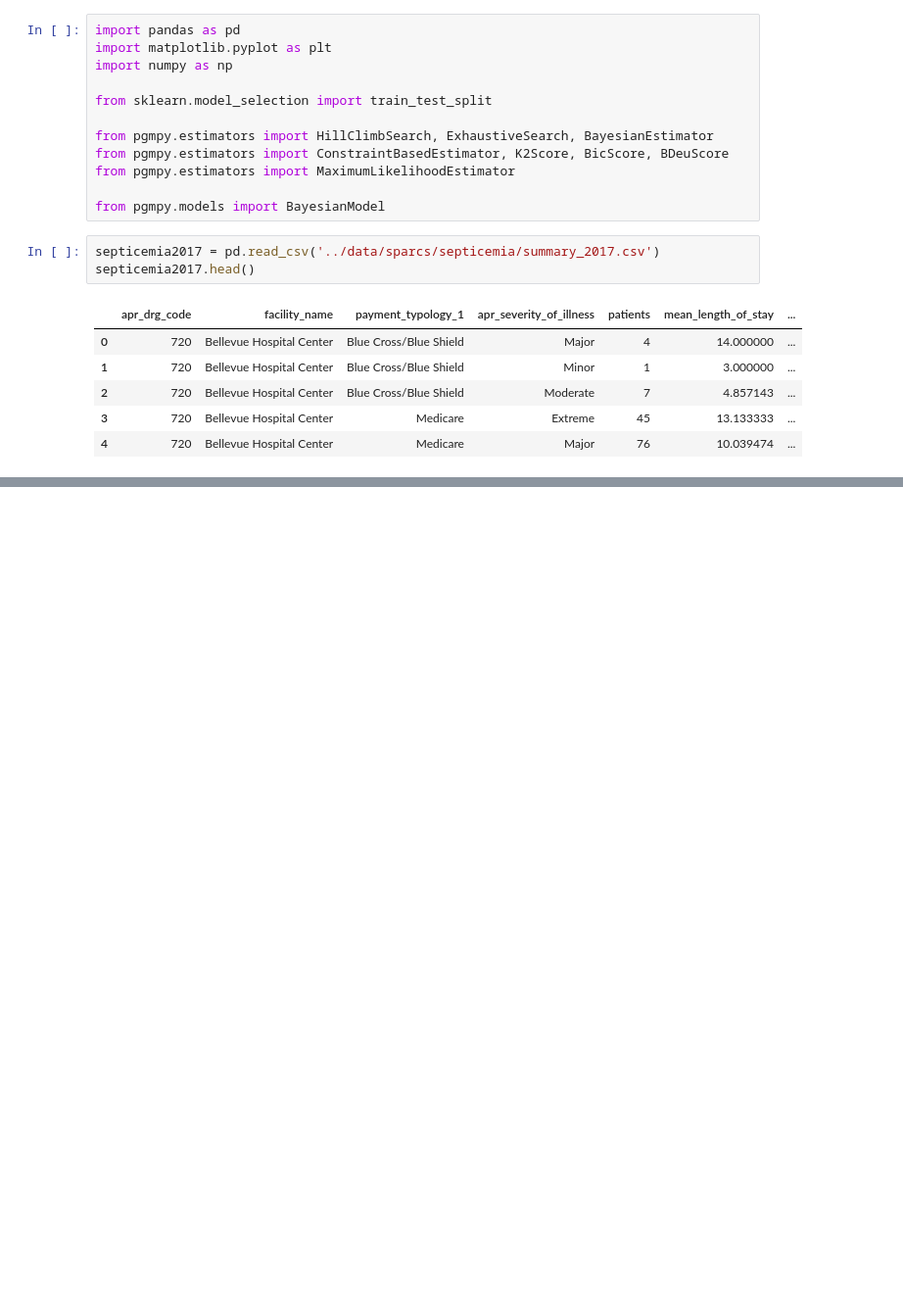
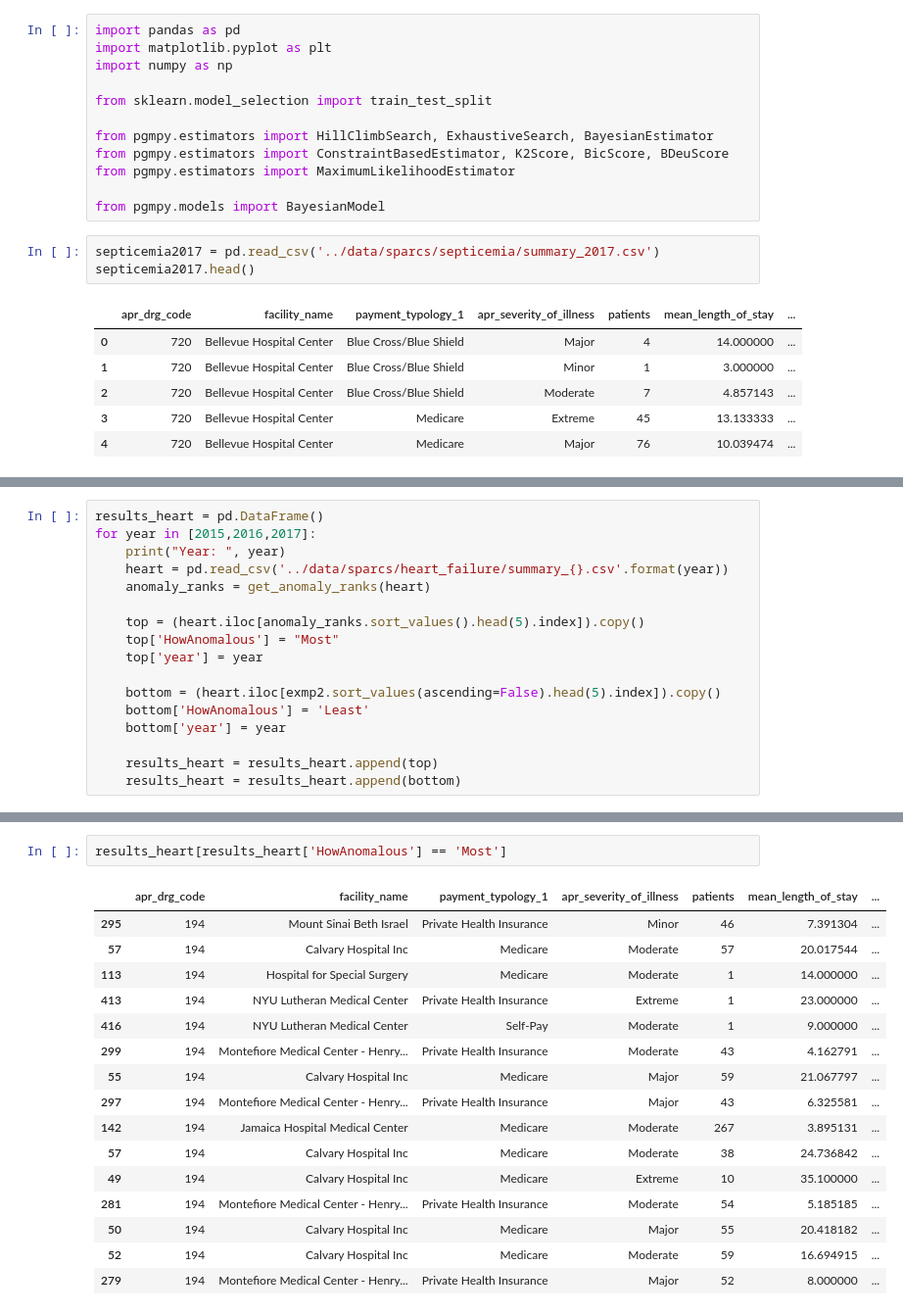
Before and after one commit to westerleyy/medicareinNYC, a Jupyter notebook: analytics/bayes_net_analysis.ipynb, the cells around one changed output, grey strips where cells are left out. Shown at 98% size. Saved outputs shown, nothing was run; the diff lists cells and outputs as text; blank space fills up the shorter version.

```diff
--- a/analytics/bayes_net_analysis.ipynb
+++ b/analytics/bayes_net_analysis.ipynb
@@ -128,0 +157,17 @@ Least Anomalous
+# %%
+results_heart = pd.DataFrame()
+for year in [2015,2016,2017]:
+    print("Year: ", year)
+    heart = pd.read_csv('../data/sparcs/heart_failure/summary_{}.csv'.format(year))
+    anomaly_ranks = get_anomaly_ranks(heart)
+
+    top = (heart.iloc[anomaly_ranks.sort_values().head(5).index]).copy()
+    top['HowAnomalous'] = "Most"
+    top['year'] = year
+
+    bottom = (heart.iloc[exmp2.sort_values(ascending=False).head(5).index]).copy()
+    bottom['HowAnomalous'] = 'Least'
+    bottom['year'] = year
+
+    results_heart = results_heart.append(top)
+    results_heart = results_heart.append(bottom)
@@ -128,0 +183,19 @@ Least Anomalous
+# %%
+results_heart[results_heart['HowAnomalous'] == 'Most']
+# %% [output]
+|  | apr_drg_code | facility_name | payment_typology_1 | apr_severity_of_illness | patients | mean_length_of_stay | ... |
+| 295 | 194 | Mount Sinai Beth Israel | Private Health Insurance | Minor | 46 | 7.391304 | ... |
+| 57 | 194 | Calvary Hospital Inc | Medicare | Moderate | 57 | 20.017544 | ... |
+| 113 | 194 | Hospital for Special Surgery | Medicare | Moderate | 1 | 14.000000 | ... |
+| 413 | 194 | NYU Lutheran Medical Center | Private Health Insurance | Extreme | 1 | 23.000000 | ... |
+| 416 | 194 | NYU Lutheran Medical Center | Self-Pay | Moderate | 1 | 9.000000 | ... |
+| 299 | 194 | Montefiore Medical Center - Henry... | Private Health Insurance | Moderate | 43 | 4.162791 | ... |
+| 55 | 194 | Calvary Hospital Inc | Medicare | Major | 59 | 21.067797 | ... |
+| 297 | 194 | Montefiore Medical Center - Henry... | Private Health Insurance | Major | 43 | 6.325581 | ... |
+| 142 | 194 | Jamaica Hospital Medical Center | Medicare | Moderate | 267 | 3.895131 | ... |
+| 57 | 194 | Calvary Hospital Inc | Medicare | Moderate | 38 | 24.736842 | ... |
+| 49 | 194 | Calvary Hospital Inc | Medicare | Extreme | 10 | 35.100000 | ... |
+| 281 | 194 | Montefiore Medical Center - Henry... | Private Health Insurance | Moderate | 54 | 5.185185 | ... |
+| 50 | 194 | Calvary Hospital Inc | Medicare | Major | 55 | 20.418182 | ... |
+| 52 | 194 | Calvary Hospital Inc | Medicare | Moderate | 59 | 16.694915 | ... |
+| 279 | 194 | Montefiore Medical Center - Henry... | Private Health Insurance | Major | 52 | 8.000000 | ... |
```
Also changed, not shown: parts of 15 cells of this notebook, 4 other files.
